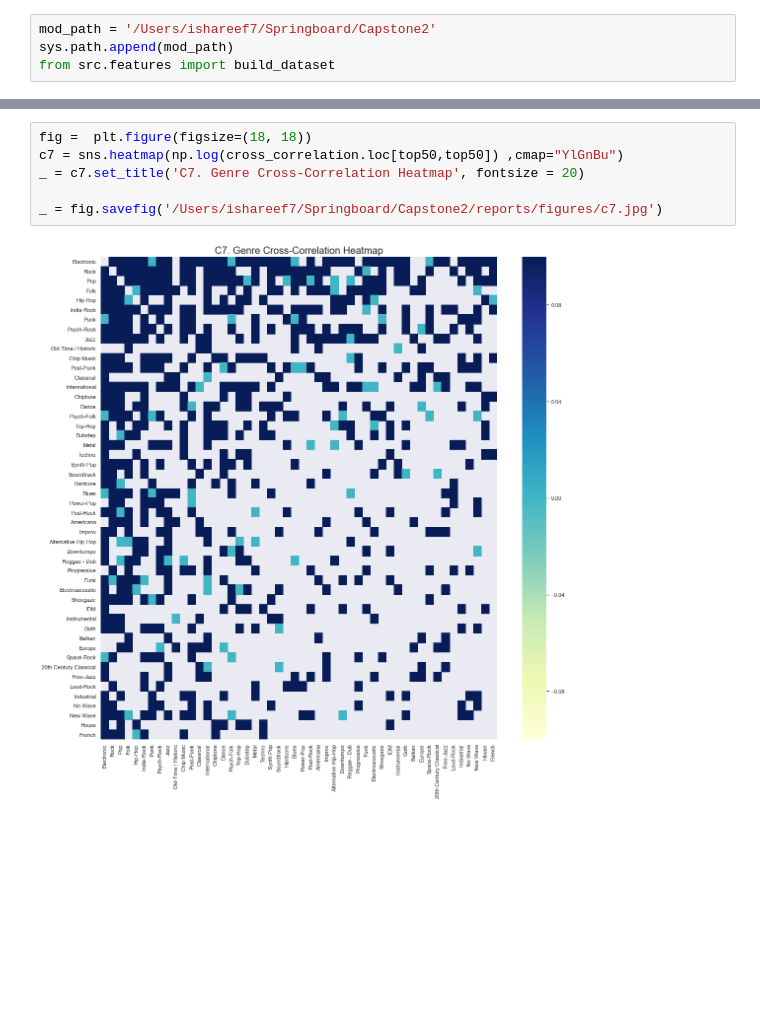
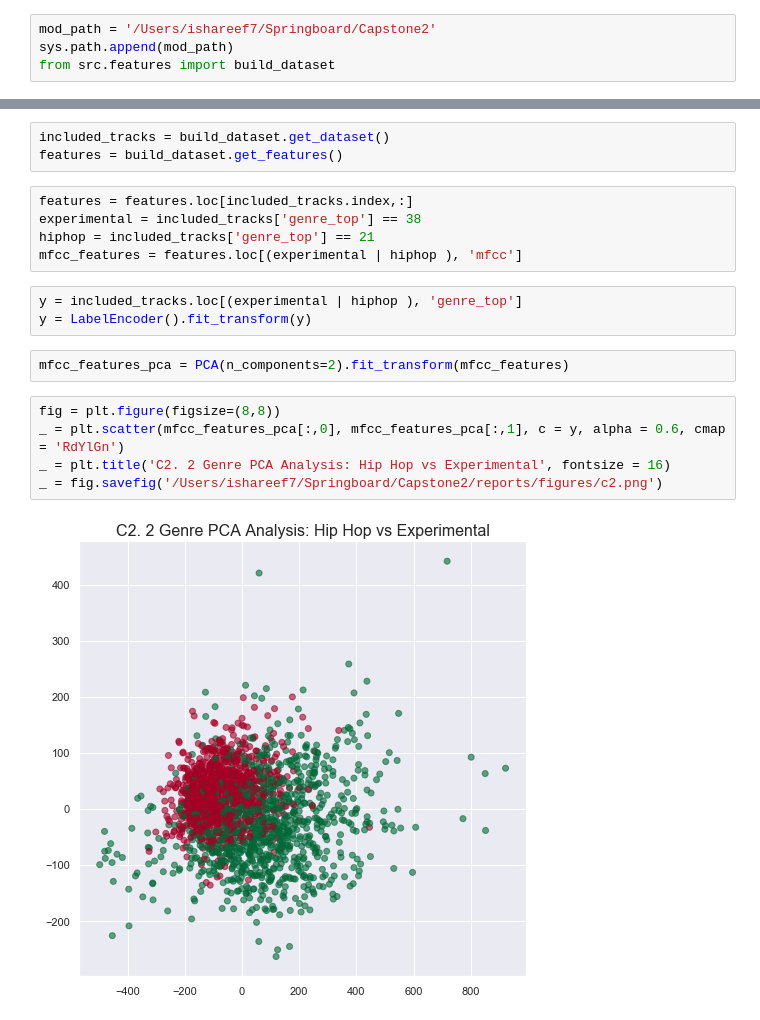
Before and after one commit to ishareef7/Springboard, a Jupyter notebook: Capstone2/notebooks/EDA.ipynb, the cells around one changed output, grey strips where cells are left out. Saved outputs shown, nothing was run; the diff lists cells and outputs as text; blank space fills up the shorter version.

```diff
--- a/Capstone2/notebooks/EDA.ipynb
+++ b/Capstone2/notebooks/EDA.ipynb
@@ -167,8 +73,20 @@ cross_correlation = pd.DataFrame(cross_correlation , index = genres_names, colum
-# %%
-fig =  plt.figure(figsize=(18, 18))
-c7 = sns.heatmap(np.log(cross_correlation.loc[top50,top50]) ,cmap="YlGnBu")
-_ = c7.set_title('C7. Genre Cross-Correlation Heatmap', fontsize = 20)
-
-_ = fig.savefig('/Users/ishareef7/Springboard/Capstone2/reports/figures/c7.jpg')
-# %% [output]
-[figure, removed]
+# %%
+included_tracks = build_dataset.get_dataset()
+features = build_dataset.get_features()
+# %%
+features = features.loc[included_tracks.index,:]
+experimental = included_tracks['genre_top'] == 38
+hiphop = included_tracks['genre_top'] == 21
+mfcc_features = features.loc[(experimental | hiphop ), 'mfcc']
+# %%
+y = included_tracks.loc[(experimental | hiphop ), 'genre_top']
+y = LabelEncoder().fit_transform(y)
+# %%
+mfcc_features_pca = PCA(n_components=2).fit_transform(mfcc_features)
+# %%
+fig = plt.figure(figsize=(8,8))
+_ = plt.scatter(mfcc_features_pca[:,0], mfcc_features_pca[:,1], c = y, alpha = 0.6, cmap = 'RdYlGn')
+_ = plt.title('C2. 2 Genre PCA Analysis: Hip Hop vs Experimental', fontsize = 16)
+_ = fig.savefig('/Users/ishareef7/Springboard/Capstone2/reports/figures/c2.png')
+# %% [output]
+[figure, added]
```
Also changed, not shown: parts of 24 cells of this notebook, 37 other files.
